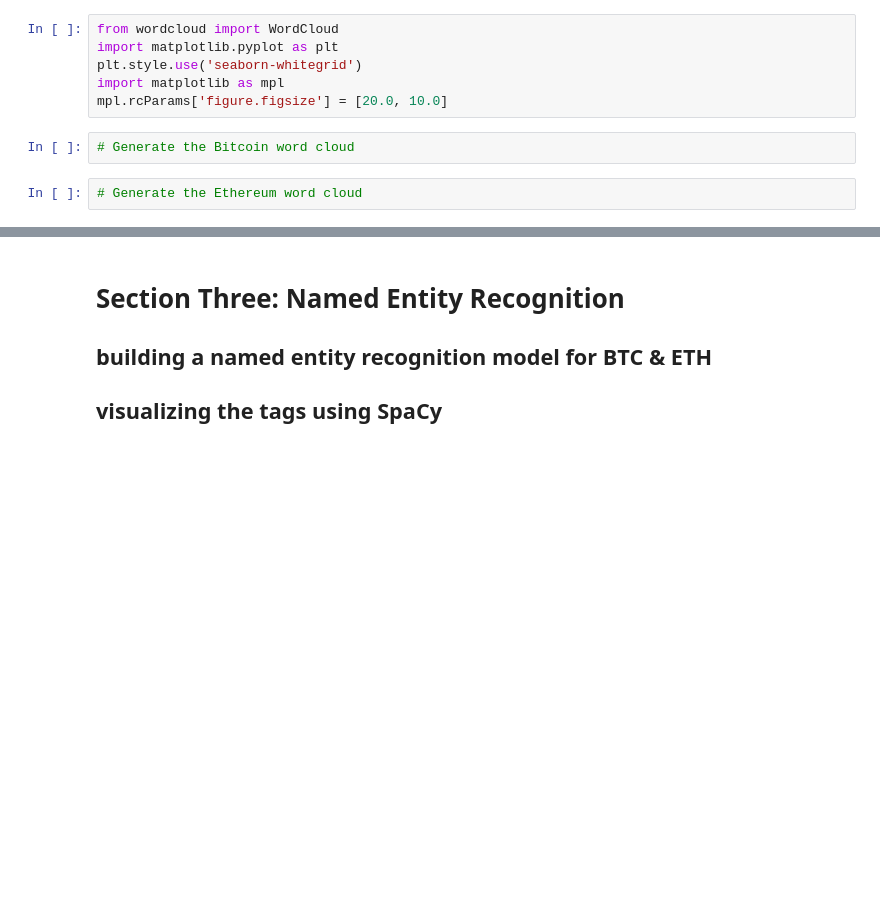
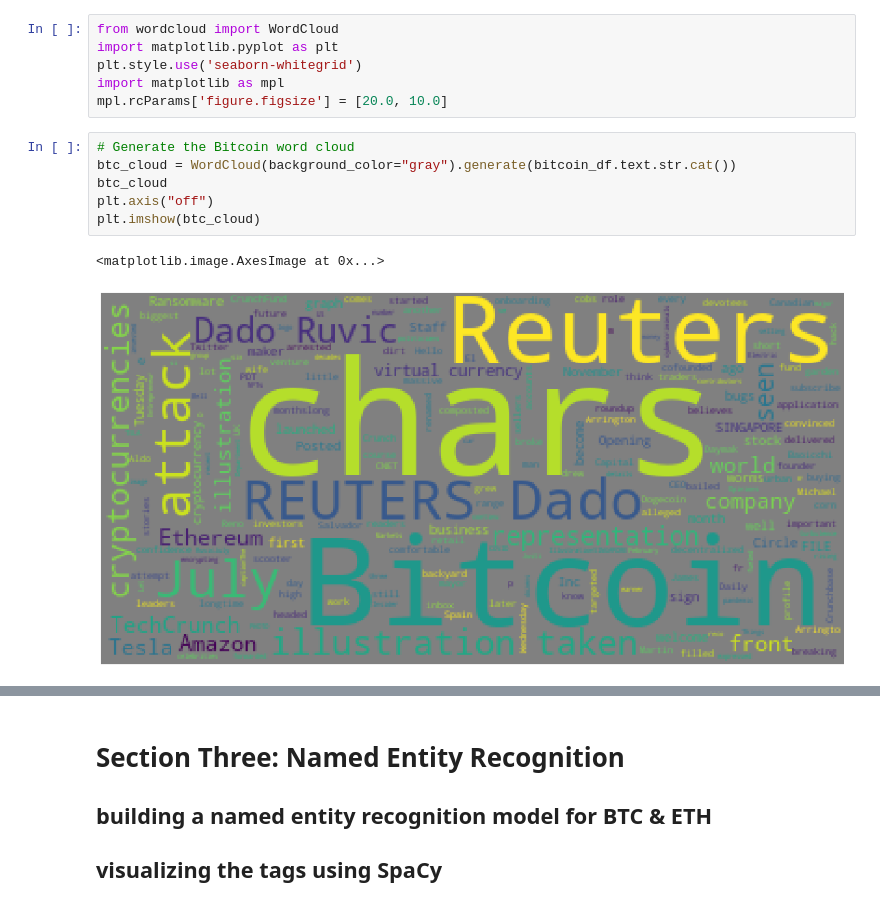
Before and after one commit to yrlbaker/unit12_hw, a Jupyter notebook: NLP/sa_nlp_hw.ipynb, the cells around one changed output, grey strips where cells are left out. Cells and saved outputs as stored; diff of their text form; blank space fills up the shorter version.

```diff
--- a/NLP/sa_nlp_hw.ipynb
+++ b/NLP/sa_nlp_hw.ipynb
@@ -333,7 +419,12 @@ import matplotlib.pyplot as plt
 plt.style.use('seaborn-whitegrid')
 import matplotlib as mpl
 mpl.rcParams['figure.figsize'] = [20.0, 10.0]
-# %%
-# Generate the Bitcoin word cloud
-# %%
-# Generate the Ethereum word cloud
+# %%
+# Generate the Bitcoin word cloud
+btc_cloud = WordCloud(background_color="gray").generate(bitcoin_df.text.str.cat())
+btc_cloud
+plt.axis("off")
+plt.imshow(btc_cloud)
+# %% [output]
+<matplotlib.image.AxesImage at 0x...>
+[figure, added]
```
Also changed, not shown: parts of 14 cells of this notebook, 1 other file.
